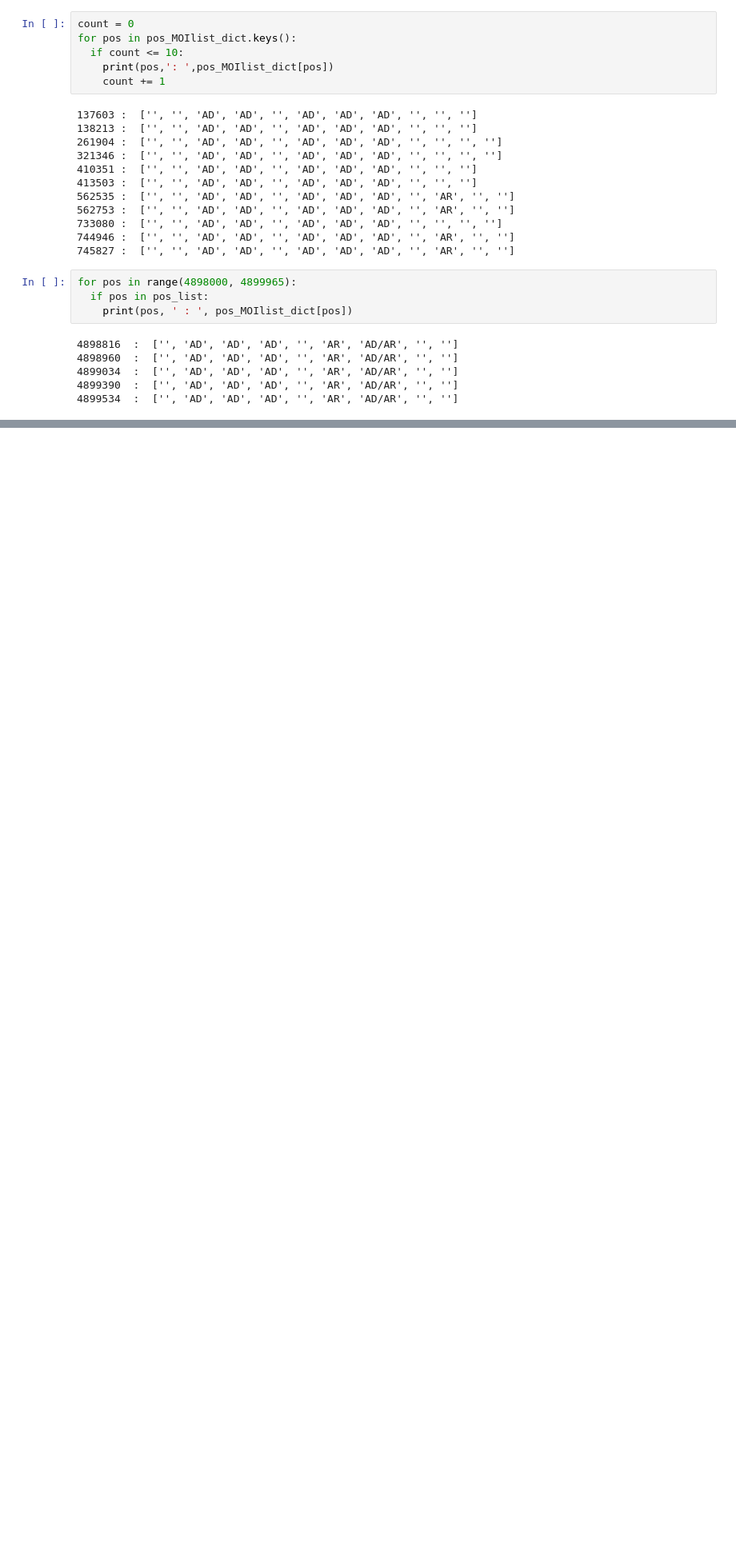
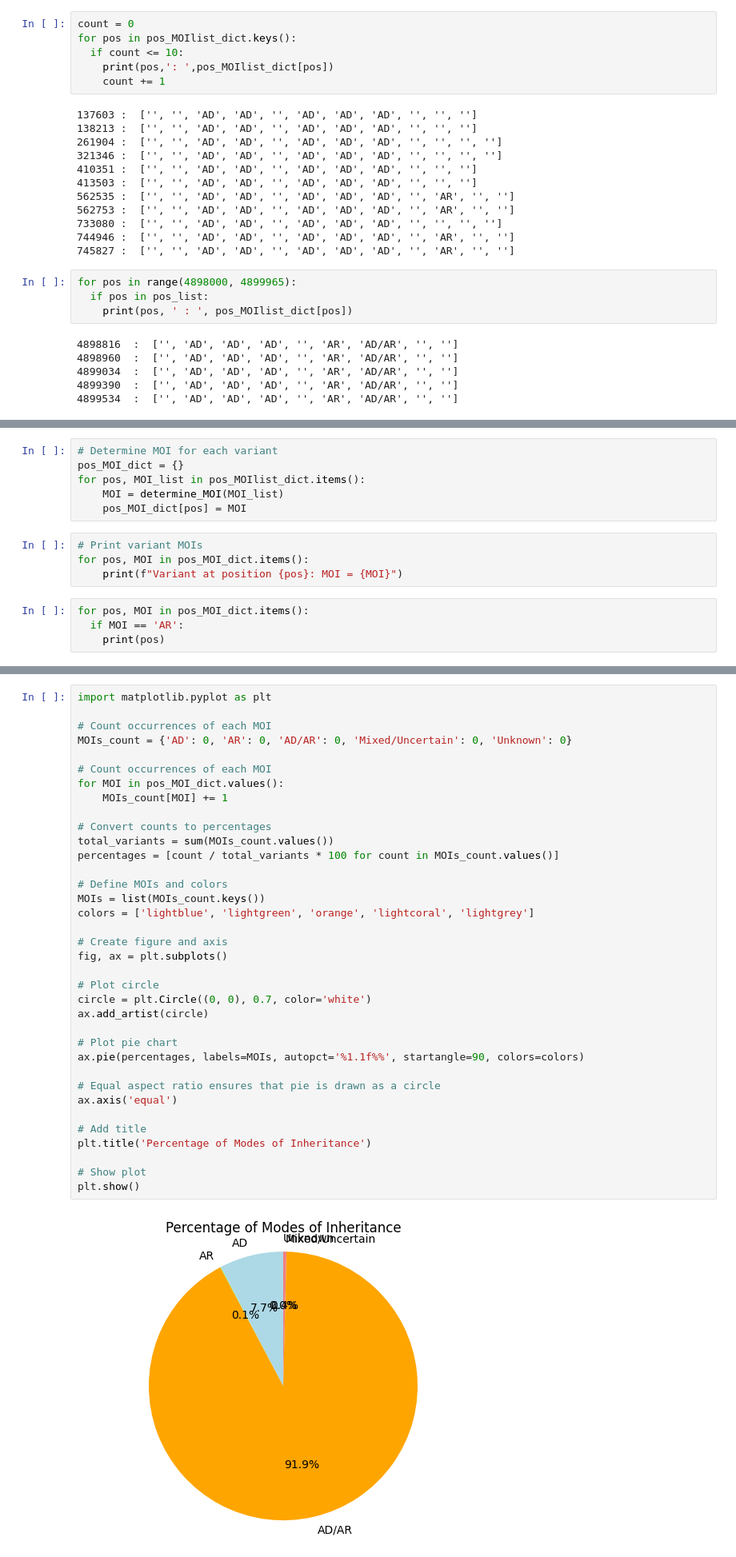
Before and after one commit to alihaji1221/Mode-of-Inheritance-Task, a Jupyter notebook: Mode_of_Inheritance_Task.ipynb, the cells around one changed output, grey strips where cells are left out. Shown at 80% size. Saved outputs shown, nothing was run; the diff lists cells and outputs as text; blank space fills up the shorter version.

```diff
--- a/Mode_of_Inheritance_Task.ipynb
+++ b/Mode_of_Inheritance_Task.ipynb
@@ -145,0 +192,14 @@ for pos in range(4898000, 4899965):
+# %%
+# Determine MOI for each variant
+pos_MOI_dict = {}
+for pos, MOI_list in pos_MOIlist_dict.items():
+    MOI = determine_MOI(MOI_list)
+    pos_MOI_dict[pos] = MOI
+# %%
+# Print variant MOIs
+for pos, MOI in pos_MOI_dict.items():
+    print(f"Variant at position {pos}: MOI = {MOI}")
+# %%
+for pos, MOI in pos_MOI_dict.items():
+  if MOI == 'AR':
+    print(pos)
@@ -145,0 +212,38 @@ for pos in range(4898000, 4899965):
+# %%
+import matplotlib.pyplot as plt
+
+# Count occurrences of each MOI
+MOIs_count = {'AD': 0, 'AR': 0, 'AD/AR': 0, 'Mixed/Uncertain': 0, 'Unknown': 0}
+
+# Count occurrences of each MOI
+for MOI in pos_MOI_dict.values():
+    MOIs_count[MOI] += 1
+
+# Convert counts to percentages
+total_variants = sum(MOIs_count.values())
+percentages = [count / total_variants * 100 for count in MOIs_count.values()]
+
+# Define MOIs and colors
+MOIs = list(MOIs_count.keys())
+colors = ['lightblue', 'lightgreen', 'orange', 'lightcoral', 'lightgrey']
+
+# Create figure and axis
+fig, ax = plt.subplots()
+
+# Plot circle
+circle = plt.Circle((0, 0), 0.7, color='white')
+ax.add_artist(circle)
+
+# Plot pie chart
+ax.pie(percentages, labels=MOIs, autopct='%1.1f%%', startangle=90, colors=colors)
+
+# Equal aspect ratio ensures that pie is drawn as a circle
+ax.axis('equal')
+
+# Add title
+plt.title('Percentage of Modes of Inheritance')
+
+# Show plot
+plt.show()
+# %% [output]
+[figure, added]
```
Also changed, not shown: parts of 16 cells of this notebook, 1 other file.
